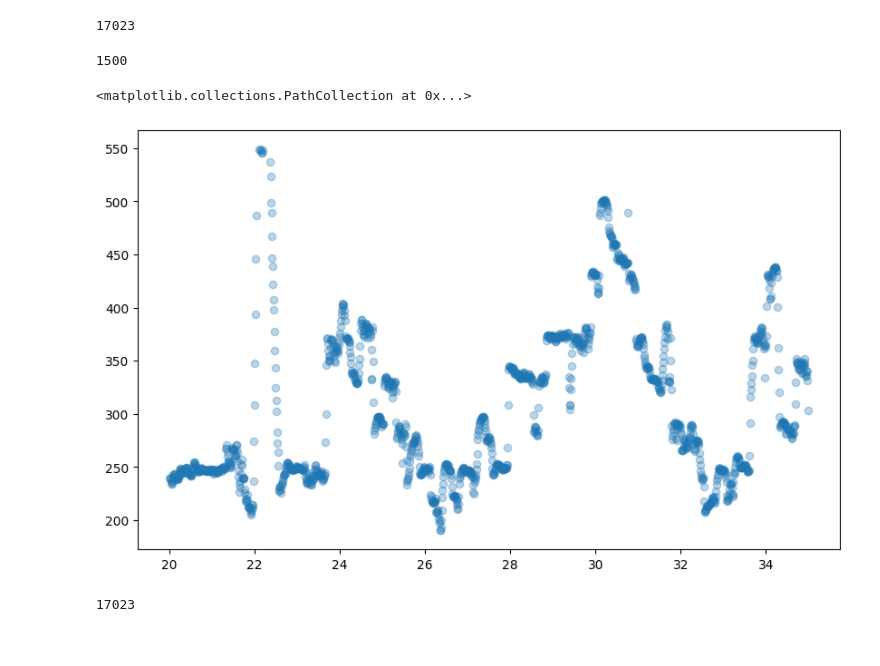
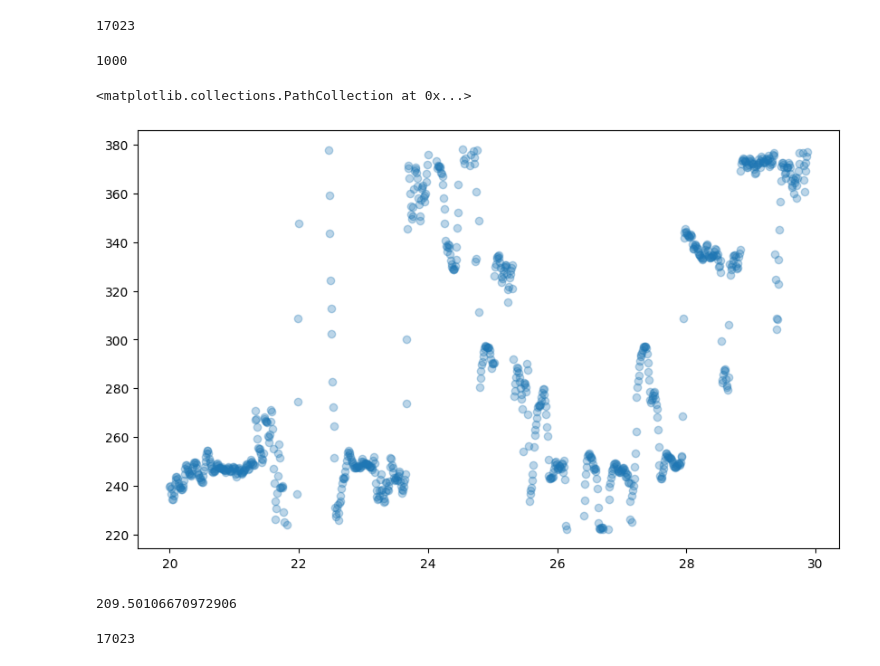
Before and after one commit to marinlafare/sound_study, a Jupyter notebook: marin_method/console.ipynb, the cells around one changed output. Drawn from its saved outputs; the diff is of its cells as text; code cells hidden in the pictures.

```diff
--- a/marin_method/console.ipynb
+++ b/marin_method/console.ipynb
@@ -41,12 +150,12 @@ len(activation)
 # %% [output]
 17023
 # %%
-time_split = time[2000:3500]
-freq_split = frequency[2000:3500]
+time_split = time[2000:3000]
+freq_split = frequency[2000:3000]
 # %%
 len(freq_split)
 # %% [output]
-1500
+1000
 # %%
 # Essentia is needed but only works in Linux
 # ALthough it seems crepe is fine, maybe we'll never know
@@ -53,9 +163,15 @@ len(freq_split)
 # %%
 plt.figure(figsize=(10,6))
-plt.scatter(time_split,[x if x<550 and x>180 else None for x in freq_split], alpha = 0.3)
+mean = np.mean(freq_split)
+std = np.std(freq_split)
+plt.scatter(time_split,[x if x<(mean+std) and x>(mean-std) else None for x in freq_split], alpha = 0.3)
 # %% [output]
 <matplotlib.collections.PathCollection at 0x...>
-[figure, old version]
+[figure, new version]
+# %%
+np.std(freq_split)
+# %% [output]
+209.50106670972906
 # %%
 len(time)
 # %% [output]
```
Also changed, not shown: parts of 17 cells of this notebook, 1 other file.
